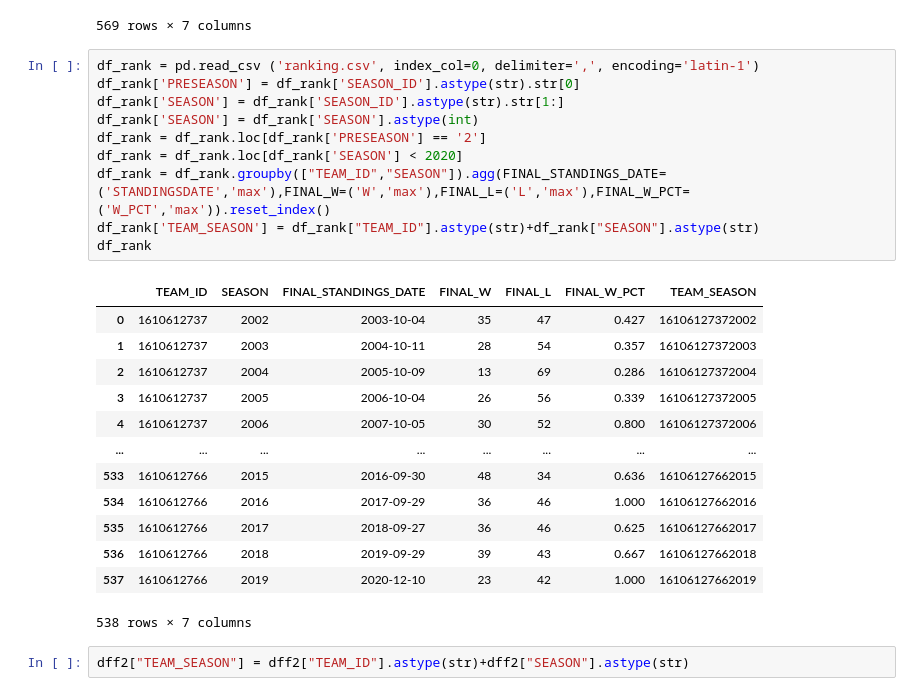
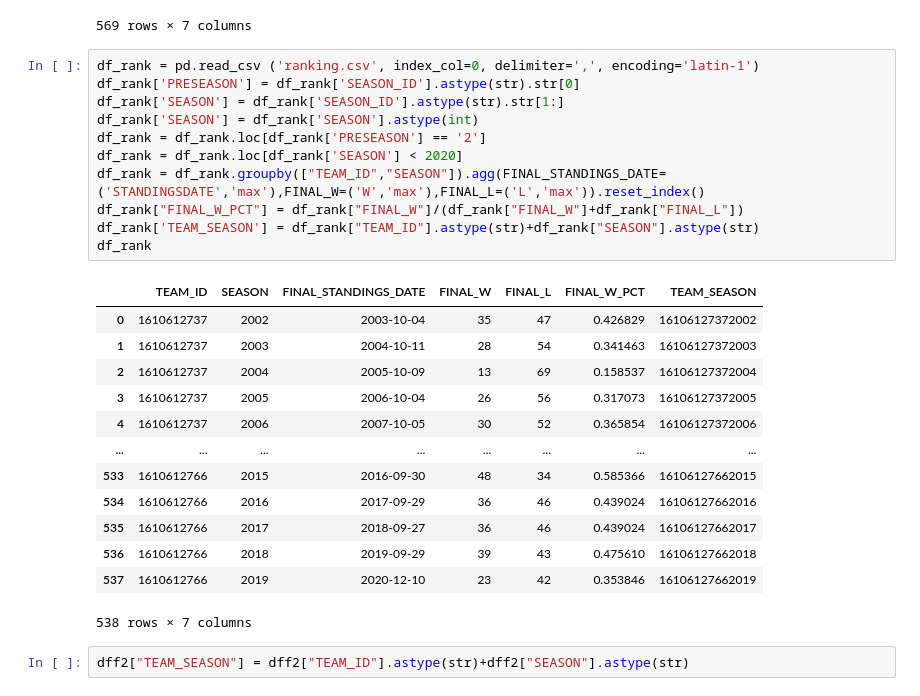
Before and after one commit to camiloms10/NBA_project, a Jupyter notebook: NBA_analysis.ipynb, the cells around one changed output. Saved outputs shown, nothing was run; the diff lists cells and outputs as text.

```diff
--- a/NBA_analysis.ipynb
+++ b/NBA_analysis.ipynb
@@ -91,26 +91,27 @@ dff2
 # %%
 df_rank = pd.read_csv ('ranking.csv', index_col=0, delimiter=',', encoding='latin-1')
 df_rank['PRESEASON'] = df_rank['SEASON_ID'].astype(str).str[0]
 df_rank['SEASON'] = df_rank['SEASON_ID'].astype(str).str[1:]
 df_rank['SEASON'] = df_rank['SEASON'].astype(int)
 df_rank = df_rank.loc[df_rank['PRESEASON'] == '2']
 df_rank = df_rank.loc[df_rank['SEASON'] < 2020]
-df_rank = df_rank.groupby(["TEAM_ID","SEASON"]).agg(FINAL_STANDINGS_DATE=('STANDINGSDATE','max'),FINAL_W=('W','max'),FINAL_L=('L','max'),FINAL_W_PCT=('W_PCT','max')).reset_index()
+df_rank = df_rank.groupby(["TEAM_ID","SEASON"]).agg(FINAL_STANDINGS_DATE=('STANDINGSDATE','max'),FINAL_W=('W','max'),FINAL_L=('L','max')).reset_index()
+df_rank["FINAL_W_PCT"] = df_rank["FINAL_W"]/(df_rank["FINAL_W"]+df_rank["FINAL_L"])
 df_rank['TEAM_SEASON'] = df_rank["TEAM_ID"].astype(str)+df_rank["SEASON"].astype(str)
 df_rank
 # %% [output]
 |  | TEAM_ID | SEASON | FINAL_STANDINGS_DATE | FINAL_W | FINAL_L | FINAL_W_PCT | TEAM_SEASON |
-| 0 | 1610612737 | 2002 | 2003-10-04 | 35 | 47 | 0.427 | 16106127372002 |
-| 1 | 1610612737 | 2003 | 2004-10-11 | 28 | 54 | 0.357 | 16106127372003 |
-| 2 | 1610612737 | 2004 | 2005-10-09 | 13 | 69 | 0.286 | 16106127372004 |
-| 3 | 1610612737 | 2005 | 2006-10-04 | 26 | 56 | 0.339 | 16106127372005 |
-| 4 | 1610612737 | 2006 | 2007-10-05 | 30 | 52 | 0.800 | 16106127372006 |
+| 0 | 1610612737 | 2002 | 2003-10-04 | 35 | 47 | 0.426829 | 16106127372002 |
+| 1 | 1610612737 | 2003 | 2004-10-11 | 28 | 54 | 0.341463 | 16106127372003 |
+| 2 | 1610612737 | 2004 | 2005-10-09 | 13 | 69 | 0.158537 | 16106127372004 |
+| 3 | 1610612737 | 2005 | 2006-10-04 | 26 | 56 | 0.317073 | 16106127372005 |
+| 4 | 1610612737 | 2006 | 2007-10-05 | 30 | 52 | 0.365854 | 16106127372006 |
 | ... | ... | ... | ... | ... | ... | ... | ... |
-| 533 | 1610612766 | 2015 | 2016-09-30 | 48 | 34 | 0.636 | 16106127662015 |
-| 534 | 1610612766 | 2016 | 2017-09-29 | 36 | 46 | 1.000 | 16106127662016 |
-| 535 | 1610612766 | 2017 | 2018-09-27 | 36 | 46 | 0.625 | 16106127662017 |
-| 536 | 1610612766 | 2018 | 2019-09-29 | 39 | 43 | 0.667 | 16106127662018 |
-| 537 | 1610612766 | 2019 | 2020-12-10 | 23 | 42 | 1.000 | 16106127662019 |
+| 533 | 1610612766 | 2015 | 2016-09-30 | 48 | 34 | 0.585366 | 16106127662015 |
+| 534 | 1610612766 | 2016 | 2017-09-29 | 36 | 46 | 0.439024 | 16106127662016 |
+| 535 | 1610612766 | 2017 | 2018-09-27 | 36 | 46 | 0.439024 | 16106127662017 |
+| 536 | 1610612766 | 2018 | 2019-09-29 | 39 | 43 | 0.475610 | 16106127662018 |
+| 537 | 1610612766 | 2019 | 2020-12-10 | 23 | 42 | 0.353846 | 16106127662019 |
 538 rows × 7 columns
 # %%
 dff2["TEAM_SEASON"] = dff2["TEAM_ID"].astype(str)+dff2["SEASON"].astype(str)
```
Also changed, not shown: parts of 1 cell of this notebook.
